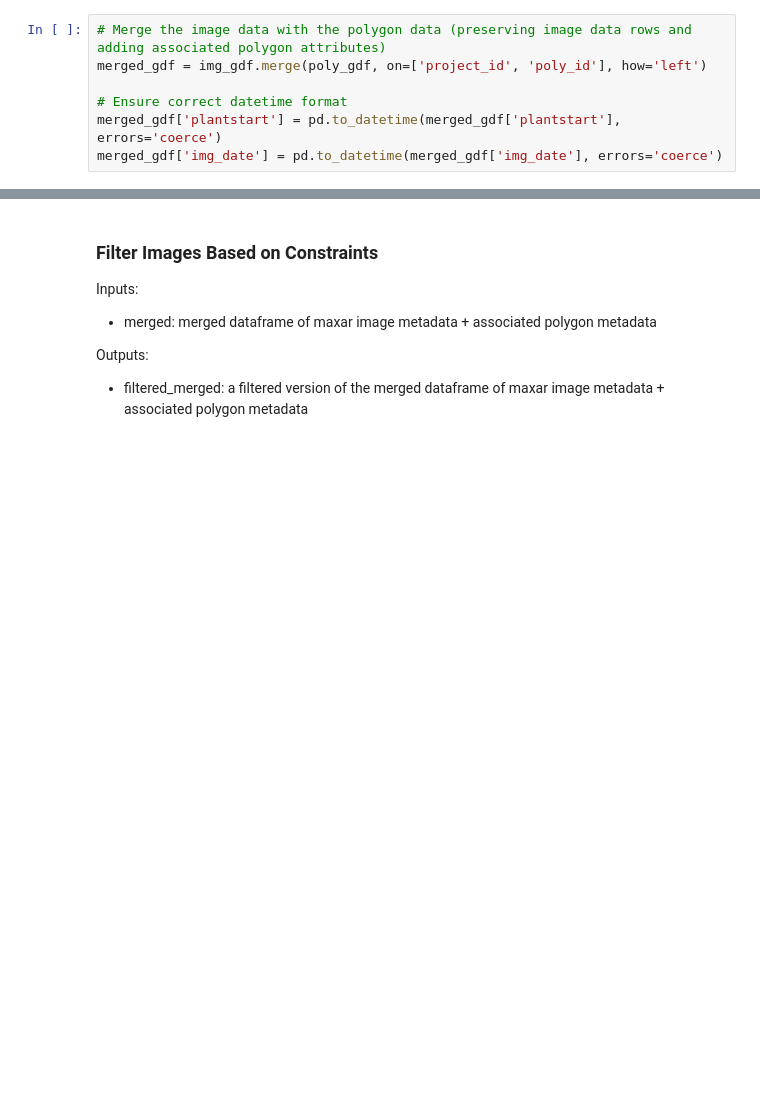
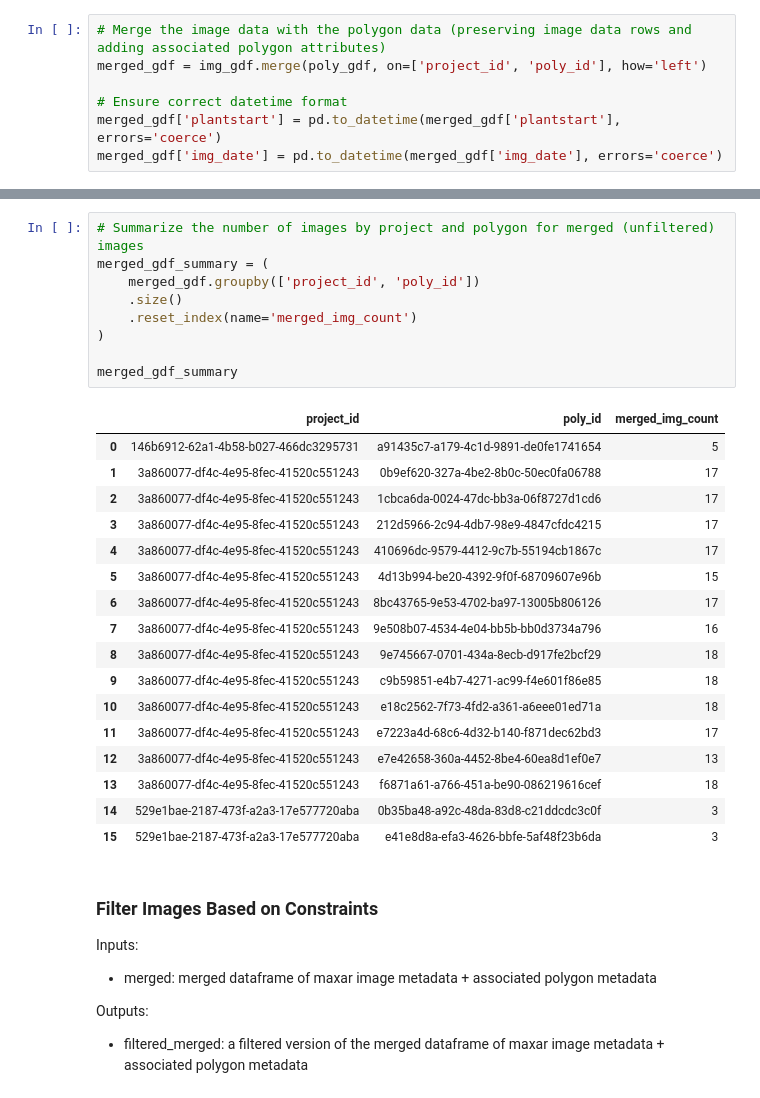
Before and after one commit to wri/decision-tree, a Jupyter notebook: notebooks/maxar_img_avail_SCRATCH.ipynb, the cells around one changed output, grey strips where cells are left out. Saved outputs shown, nothing was run; the diff lists cells and outputs as text; blank space fills up the shorter version.

```diff
--- a/notebooks/maxar_img_avail_SCRATCH.ipynb
+++ b/notebooks/maxar_img_avail_SCRATCH.ipynb
@@ -171,3 +219,30 @@ Index(['title', 'project_id', 'poly_id', 'img_date',
+# %%
+# Summarize the number of images by project and polygon for merged (unfiltered) images
+merged_gdf_summary = (
+    merged_gdf.groupby(['project_id', 'poly_id'])
+    .size()
+    .reset_index(name='merged_img_count')
+)
+
+merged_gdf_summary
+# %% [output]
+|  | project_id | poly_id | merged_img_count |
+| 0 | 146b6912-62a1-4b58-b027-466dc3295731 | a91435c7-a179-4c1d-9891-de0fe1741654 | 5 |
+| 1 | 3a860077-df4c-4e95-8fec-41520c551243 | 0b9ef620-327a-4be2-8b0c-50ec0fa06788 | 17 |
+| 2 | 3a860077-df4c-4e95-8fec-41520c551243 | 1cbca6da-0024-47dc-bb3a-06f8727d1cd6 | 17 |
+| 3 | 3a860077-df4c-4e95-8fec-41520c551243 | 212d5966-2c94-4db7-98e9-4847cfdc4215 | 17 |
+| 4 | 3a860077-df4c-4e95-8fec-41520c551243 | 410696dc-9579-4412-9c7b-55194cb1867c | 17 |
+| 5 | 3a860077-df4c-4e95-8fec-41520c551243 | 4d13b994-be20-4392-9f0f-68709607e96b | 15 |
+| 6 | 3a860077-df4c-4e95-8fec-41520c551243 | 8bc43765-9e53-4702-ba97-13005b806126 | 17 |
+| 7 | 3a860077-df4c-4e95-8fec-41520c551243 | 9e508b07-4534-4e04-bb5b-bb0d3734a796 | 16 |
+| 8 | 3a860077-df4c-4e95-8fec-41520c551243 | 9e745667-0701-434a-8ecb-d917fe2bcf29 | 18 |
+| 9 | 3a860077-df4c-4e95-8fec-41520c551243 | c9b59851-e4b7-4271-ac99-f4e601f86e85 | 18 |
+| 10 | 3a860077-df4c-4e95-8fec-41520c551243 | e18c2562-7f73-4fd2-a361-a6eee01ed71a | 18 |
+| 11 | 3a860077-df4c-4e95-8fec-41520c551243 | e7223a4d-68c6-4d32-b140-f871dec62bd3 | 17 |
+| 12 | 3a860077-df4c-4e95-8fec-41520c551243 | e7e42658-360a-4452-8be4-60ea8d1ef0e7 | 13 |
+| 13 | 3a860077-df4c-4e95-8fec-41520c551243 | f6871a61-a766-451a-be90-086219616cef | 18 |
+| 14 | 529e1bae-2187-473f-a2a3-17e577720aba | 0b35ba48-a92c-48da-83d8-c21ddcdc3c0f | 3 |
+| 15 | 529e1bae-2187-473f-a2a3-17e577720aba | e41e8d8a-efa3-4626-bbfe-5af48f23b6da | 3 |
 # %% [markdown]
 ### Filter Images Based on Constraints
 Inputs:
```
Also changed, not shown: parts of 20 cells of this notebook.
